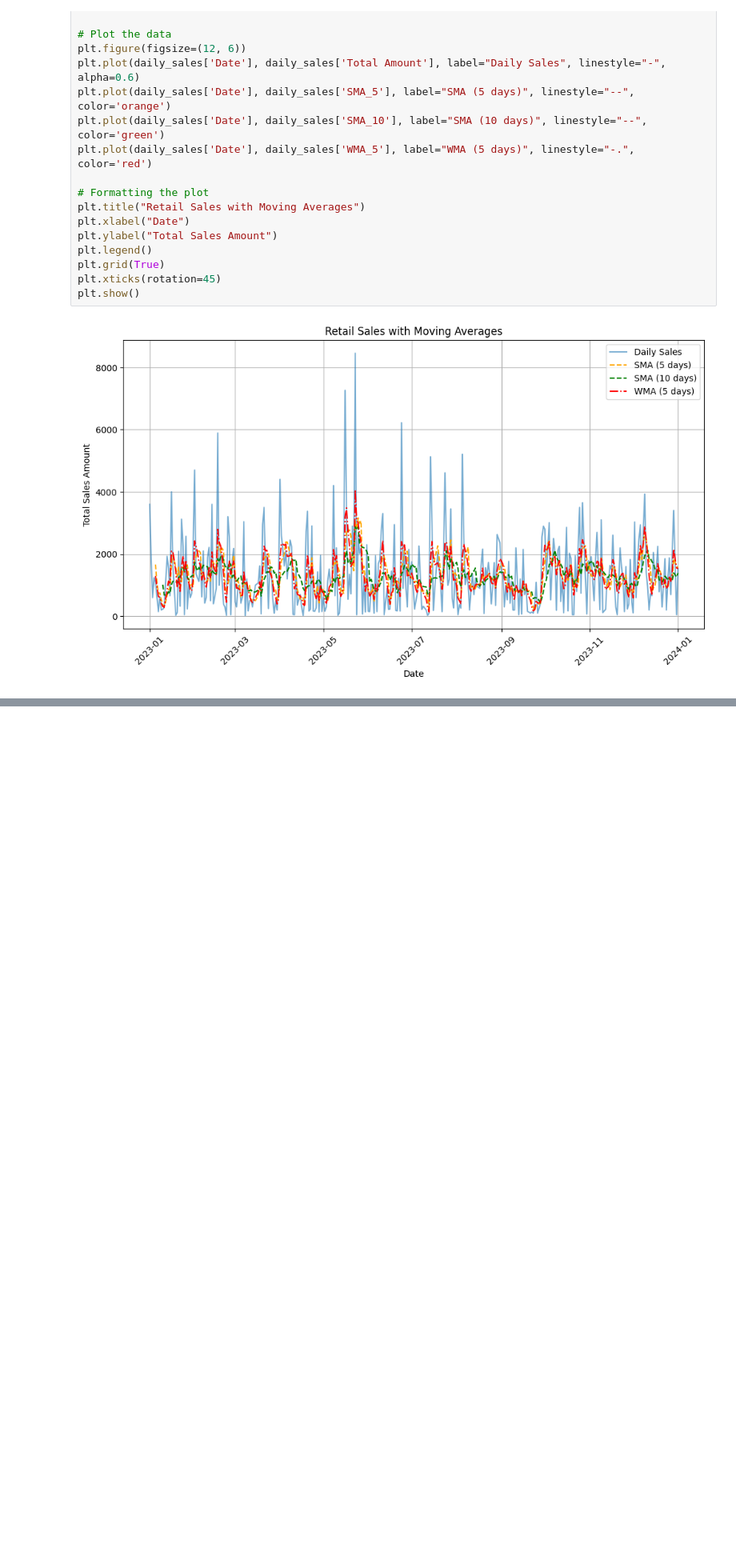
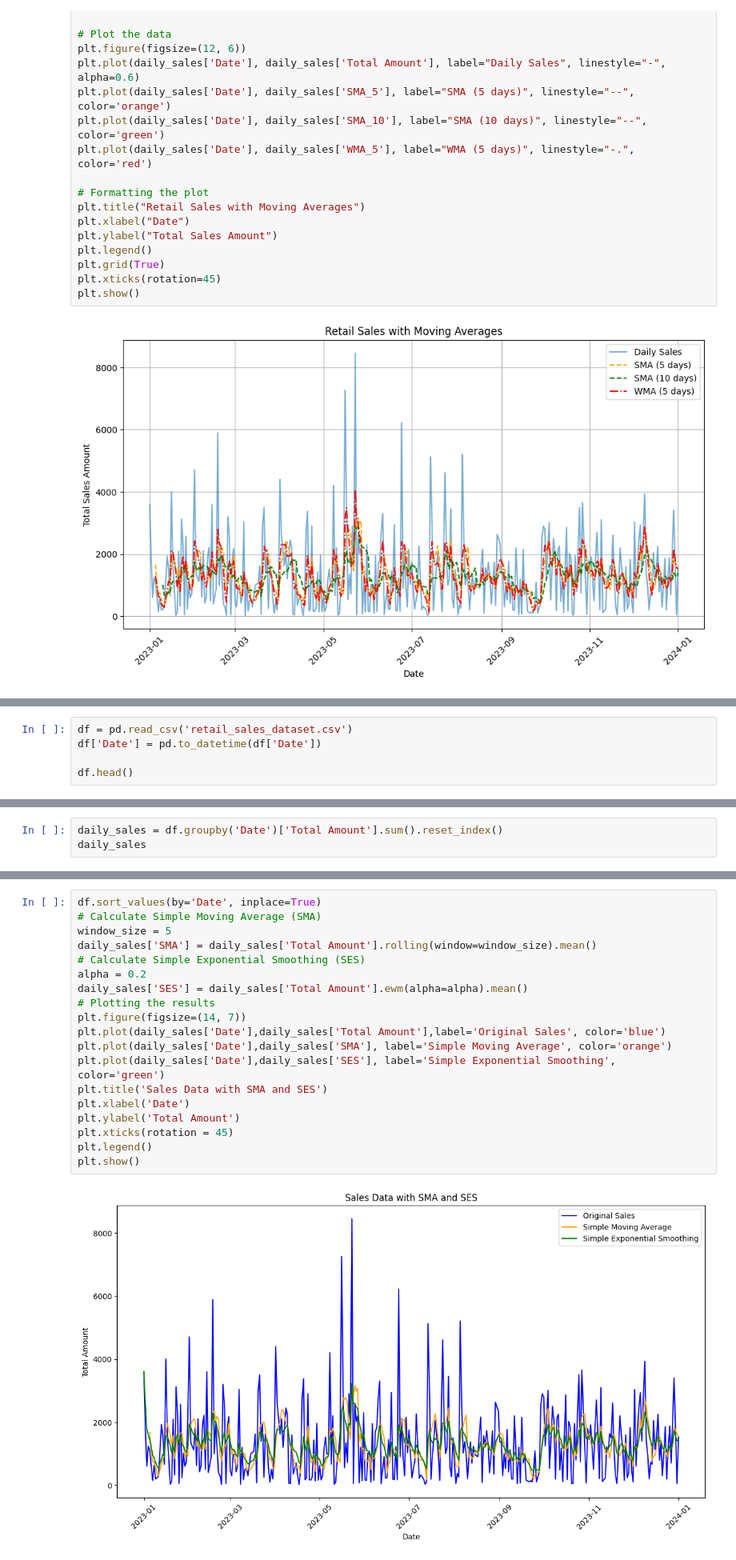
Before and after one commit to joyflorence/TIME-SERIES-AND-FORECASTING, a Jupyter notebook: practice/FORECASTING & STATISTICAL ANALYSIS/forecasting.ipynb, the cells around one changed output, grey strips where cells are left out. Shown at 80% size. Cells and saved outputs as stored; diff of their text form; blank space fills up the shorter version.

```diff
--- a/practice/FORECASTING & STATISTICAL ANALYSIS/forecasting.ipynb
+++ b/practice/FORECASTING & STATISTICAL ANALYSIS/forecasting.ipynb
@@ -213,0 +344,5 @@ plt.show()
+# %%
+df = pd.read_csv('retail_sales_dataset.csv')
+df['Date'] = pd.to_datetime(df['Date'])
+
+df.head()
@@ -213,0 +365,3 @@ plt.show()
+# %%
+daily_sales = df.groupby('Date')['Total Amount'].sum().reset_index()
+daily_sales
@@ -213,0 +382,21 @@ plt.show()
+# %%
+df.sort_values(by='Date', inplace=True)
+# Calculate Simple Moving Average (SMA)
+window_size = 5
+daily_sales['SMA'] = daily_sales['Total Amount'].rolling(window=window_size).mean()
+# Calculate Simple Exponential Smoothing (SES)
+alpha = 0.2
+daily_sales['SES'] = daily_sales['Total Amount'].ewm(alpha=alpha).mean()
+# Plotting the results
+plt.figure(figsize=(14, 7))
+plt.plot(daily_sales['Date'],daily_sales['Total Amount'],label='Original Sales', color='blue')
+plt.plot(daily_sales['Date'],daily_sales['SMA'], label='Simple Moving Average', color='orange')
+plt.plot(daily_sales['Date'],daily_sales['SES'], label='Simple Exponential Smoothing', color='green')
+plt.title('Sales Data with SMA and SES')
+plt.xlabel('Date')
+plt.ylabel('Total Amount')
+plt.xticks(rotation = 45)
+plt.legend()
+plt.show()
+# %% [output]
+[figure, added]
```
Also changed, not shown: parts of 16 cells of this notebook, 2 other files.
